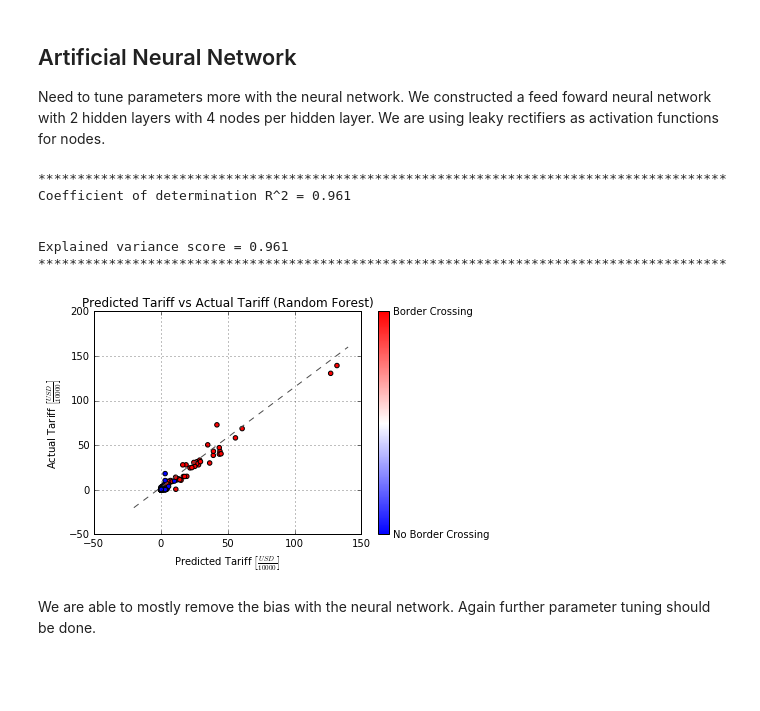
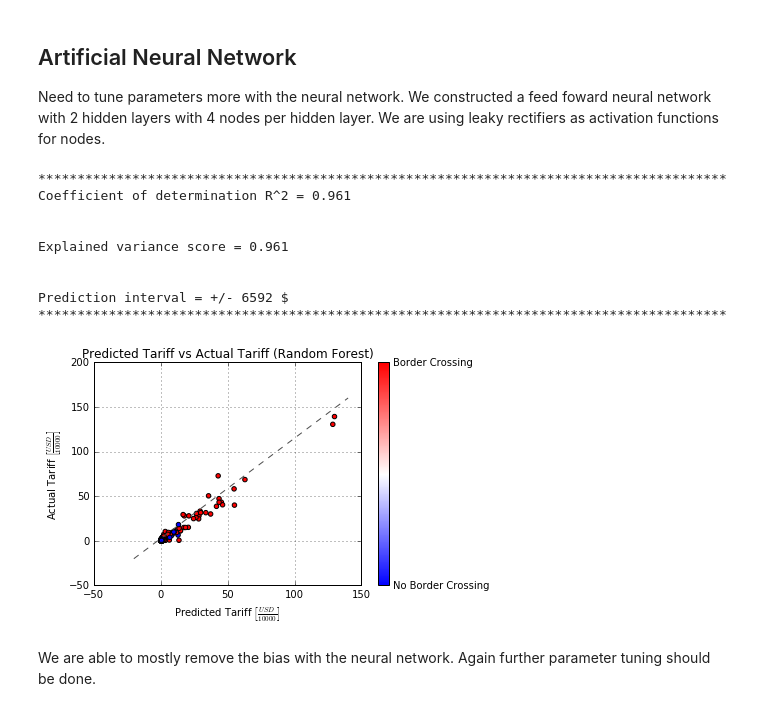
Before and after one commit to kimetrica/wfp_transport_model, a Jupyter notebook: transport_model.ipynb, the cells around one changed output. Saved outputs shown, nothing was run; the diff lists cells and outputs as text; code cells hidden in the pictures; blank space fills up the shorter version.

```diff
--- a/transport_model.ipynb
+++ b/transport_model.ipynb
@@ -572,7 +584,7 @@ import lasagne
 import numpy as np
 from nolearn.lasagne import NeuralNet
 from sklearn import cross_validation
-from sklearn.metrics import r2_score, explained_variance_score
+from sklearn.metrics import r2_score, explained_variance_score, mean_squared_error
 
 cm = plt.cm.get_cmap("bwr")
 
@@ -583,9 +595,9 @@ CONFIG['drop_hidden'] = False
 CONFIG['n_hidden_layers'] = 2
 CONFIG['n_hidden_layer_nodes'] = 4
 CONFIG['learning_rate'] = 0.001
-CONFIG['max_epochs'] = 7000
+CONFIG['max_epochs'] = 15500
 CONFIG['bachiter_size'] = None
-CONFIG['momentum'] = 0.8
+CONFIG['momentum'] = 0.77
 CONFIG['regression'] = True
 CONFIG['verb'] = 0
 
@@ -706,39 +718,44 @@ y_true = tariff
 y_pred = pred
 
 
-
 r2 = r2_score(y_true, y_pred, multioutput='uniform_average')
 
 explnd_var = explained_variance_score(y_true, y_pred, multioutput='uniform_average')
+rmse = np.sqrt(mean_squared_error(y_true, y_pred))
+pred_interval = 1.96 * rmse
 
 print "\n"
 print "****************************************************************************************"
 print "Coefficient of determination R^2 = {0:0.3}".format(r2)
 print "\n"
 print "Explained variance score = {0:0.3}".format(explnd_var)
+print "\n"
+print "Prediction interval = +/- {:.0f} $".format(pred_interval*1000.)
 print "****************************************************************************************"
-
 
 fig, ax = plt.subplots()
 sc = ax.scatter(y_pred, y_true, c=cross_brder, cmap=cm)
 ax.set_ylabel(r"Actual Tariff $\left[\frac{USD}{10000}\right]$")
 ax.set_xlabel(r"Predicted Tariff $\left[\frac{USD}{10000}\right]$")
 ax.grid(True)
 # ax.set_xlim([np.min(red_data[:,1]),np.max(red_data[:,1])])
 # ax.set_ylim([np.min(red_data[:,0]),np.max(red_data[:,0])])
 diag_line, = ax.plot(ax.get_xlim(), ax.get_ylim(), ls="--", c=".3")
 ax.set_title("Predicted Tariff vs Actual Tariff (Random Forest)")
 # plt.ticklabel_format(style='sci', axis='x', scilimits=(0,0))
 cbar = fig.colorbar(sc, ticks=[0,1])
 cbar.ax.set_yticklabels(["No Border Crossing", "Border Crossing"])
 plt.show()
 # %% [output]
 ****************************************************************************************
 Coefficient of determination R^2 = 0.961
 
 
 Explained variance score = 0.961
+
+
+Prediction interval = +/- 6592 $
 ****************************************************************************************
-[figure, old version]
+[figure, new version]
 # %% [markdown]
 We are able to mostly remove the bias with the neural network. Again further parameter tuning should be done.
```
Also changed, not shown: parts of 3 cells of this notebook, 2 other files.
